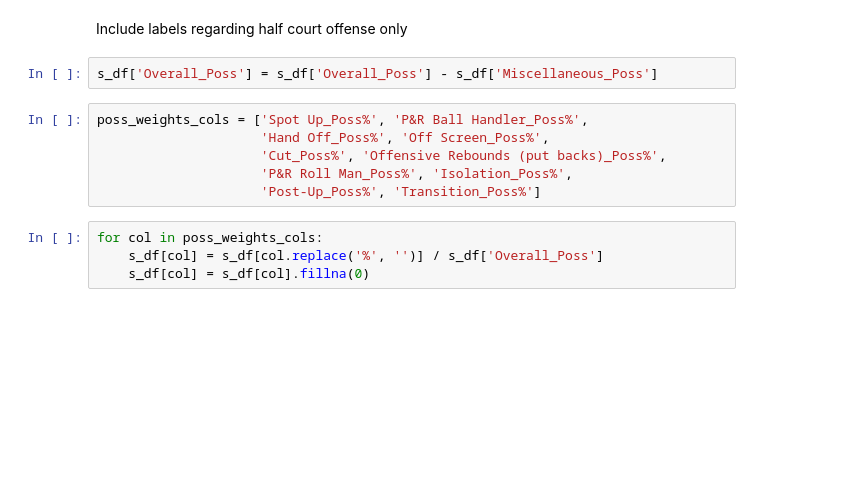
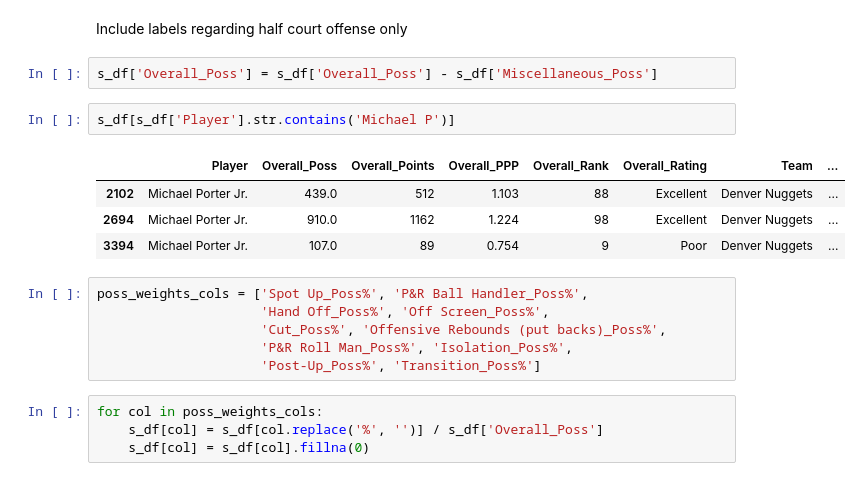
Before and after one commit to xulianrenzoku/synergy_clustering, a Jupyter notebook: nba_clustering_models.ipynb, the cells around one changed output. Drawn from its saved outputs; the diff is of its cells as text; blank space fills up the shorter version.

```diff
--- a/nba_clustering_models.ipynb
+++ b/nba_clustering_models.ipynb
@@ -51,6 +51,13 @@ s_df.shape
 Include labels regarding half court offense only
 # %%
 s_df['Overall_Poss'] = s_df['Overall_Poss'] - s_df['Miscellaneous_Poss']
+# %%
+s_df[s_df['Player'].str.contains('Michael P')]
+# %% [output]
+|  | Player | Overall_Poss | Overall_Points | Overall_PPP | Overall_Rank | Overall_Rating | Team | ... |
+| 2102 | Michael Porter Jr. | 439.0 | 512 | 1.103 | 88 | Excellent | Denver Nuggets | ... |
+| 2694 | Michael Porter Jr. | 910.0 | 1162 | 1.224 | 98 | Excellent | Denver Nuggets | ... |
+| 3394 | Michael Porter Jr. | 107.0 | 89 | 0.754 | 9 | Poor | Denver Nuggets | ... |
 # %%
 poss_weights_cols = ['Spot Up_Poss%', 'P&R Ball Handler_Poss%',
                      'Hand Off_Poss%', 'Off Screen_Poss%',
```
Also changed, not shown: parts of 5 cells of this notebook.
